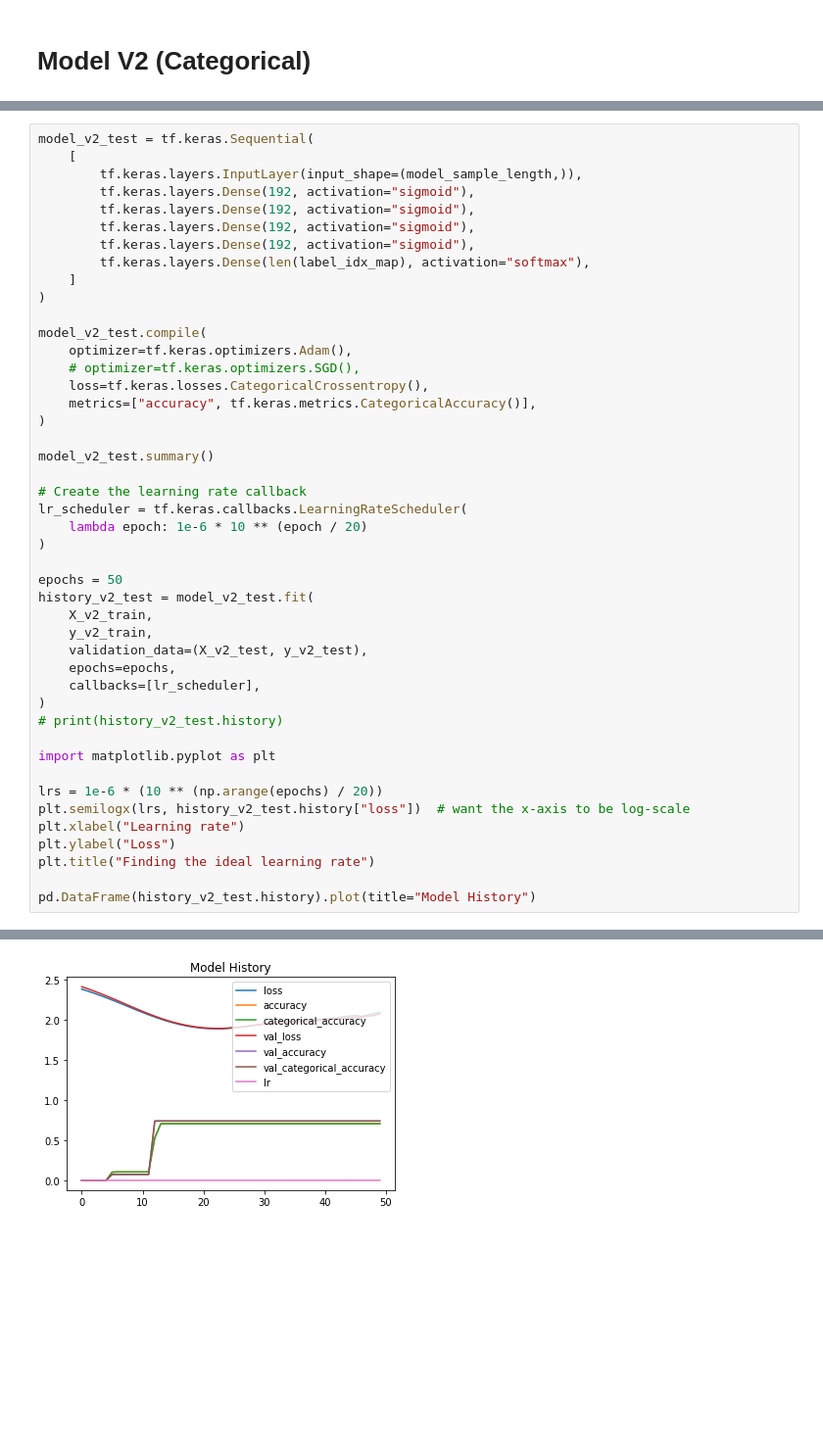
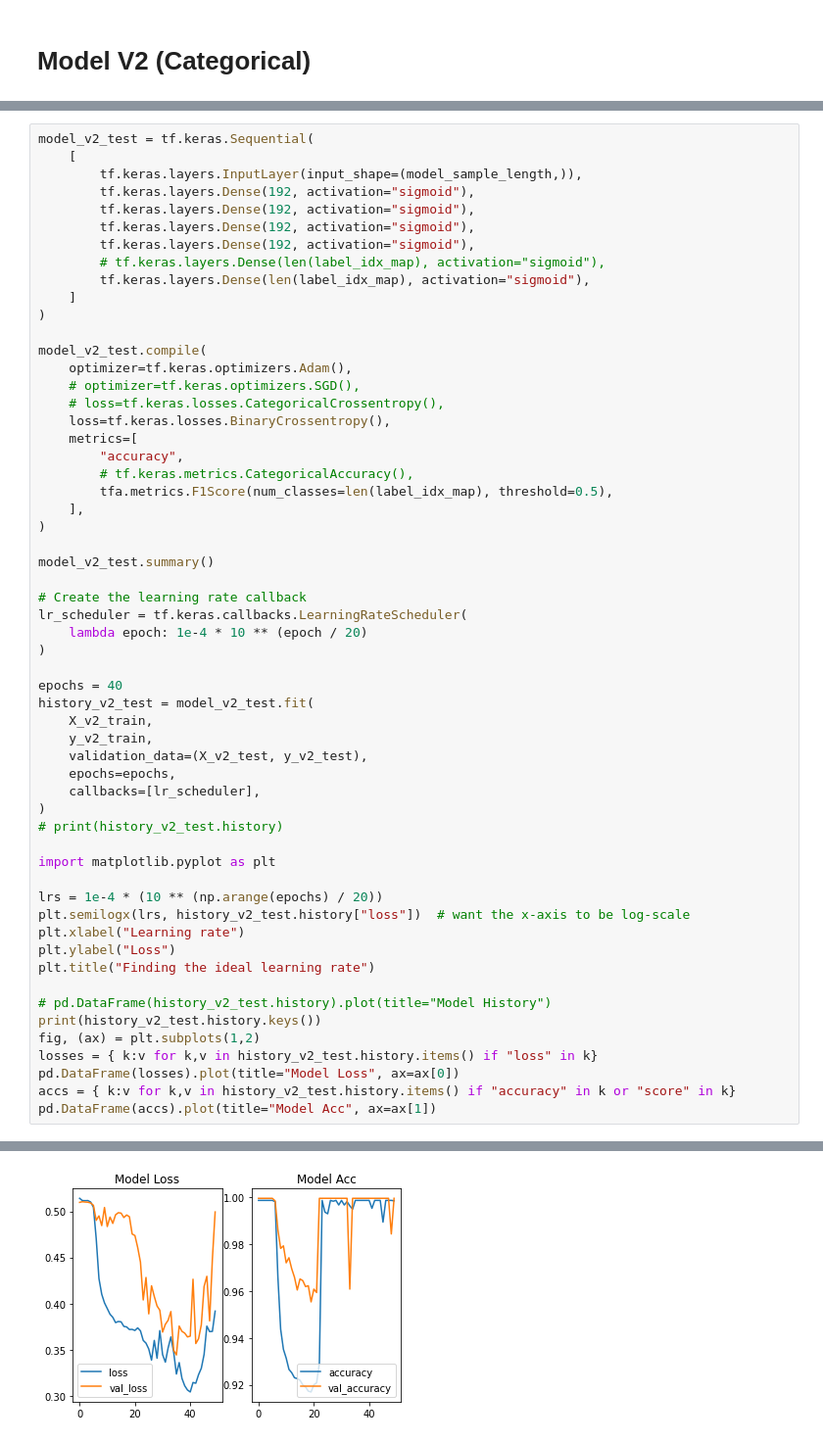
Before and after one commit to yxbh/gromtector, a Jupyter notebook: gromtector/notebooks/model.ipynb, the cells around one changed output, grey strips where cells are left out. Shown: that part at 98% size. Drawn from its saved outputs; the diff is of its cells as text; blank space fills up the shorter version.

Commit message:
WIP NN model juypter notebook

```diff
--- a/gromtector/notebooks/model.ipynb
+++ b/gromtector/notebooks/model.ipynb
@@ -462,25 +417,31 @@ model_v2_test = tf.keras.Sequential(
         tf.keras.layers.Dense(192, activation="sigmoid"),
         tf.keras.layers.Dense(192, activation="sigmoid"),
         tf.keras.layers.Dense(192, activation="sigmoid"),
-        tf.keras.layers.Dense(len(label_idx_map), activation="softmax"),
+        # tf.keras.layers.Dense(len(label_idx_map), activation="sigmoid"),
+        tf.keras.layers.Dense(len(label_idx_map), activation="sigmoid"),
     ]
 )
 
 model_v2_test.compile(
     optimizer=tf.keras.optimizers.Adam(),
     # optimizer=tf.keras.optimizers.SGD(),
-    loss=tf.keras.losses.CategoricalCrossentropy(),
-    metrics=["accuracy", tf.keras.metrics.CategoricalAccuracy()],
+    # loss=tf.keras.losses.CategoricalCrossentropy(),
+    loss=tf.keras.losses.BinaryCrossentropy(),
+    metrics=[
+        "accuracy",
+        # tf.keras.metrics.CategoricalAccuracy(),
+        tfa.metrics.F1Score(num_classes=len(label_idx_map), threshold=0.5),
+    ],
 )
 
 model_v2_test.summary()
 
 # Create the learning rate callback
 lr_scheduler = tf.keras.callbacks.LearningRateScheduler(
-    lambda epoch: 1e-6 * 10 ** (epoch / 20)
+    lambda epoch: 1e-4 * 10 ** (epoch / 20)
 )
 
-epochs = 50
+epochs = 40
 history_v2_test = model_v2_test.fit(
     X_v2_train,
     y_v2_train,
@@ -492,11 +453,17 @@ history_v2_test = model_v2_test.fit(
 
 import matplotlib.pyplot as plt
 
-lrs = 1e-6 * (10 ** (np.arange(epochs) / 20))
+lrs = 1e-4 * (10 ** (np.arange(epochs) / 20))
 plt.semilogx(lrs, history_v2_test.history["loss"])  # want the x-axis to be log-scale
 plt.xlabel("Learning rate")
 plt.ylabel("Loss")
 plt.title("Finding the ideal learning rate")
 
-pd.DataFrame(history_v2_test.history).plot(title="Model History")
+# pd.DataFrame(history_v2_test.history).plot(title="Model History")
+print(history_v2_test.history.keys())
+fig, (ax) = plt.subplots(1,2)
+losses = { k:v for k,v in history_v2_test.history.items() if "loss" in k}
+pd.DataFrame(losses).plot(title="Model Loss", ax=ax[0])
+accs = { k:v for k,v in history_v2_test.history.items() if "accuracy" in k or "score" in k}
+pd.DataFrame(accs).plot(title="Model Acc", ax=ax[1])
 # %% [output]
@@ -522 +489 @@ Epoch 50/50
-[figure, old version]
+[figure, new version]
```
Also changed, not shown: parts of 18 cells of this notebook.
